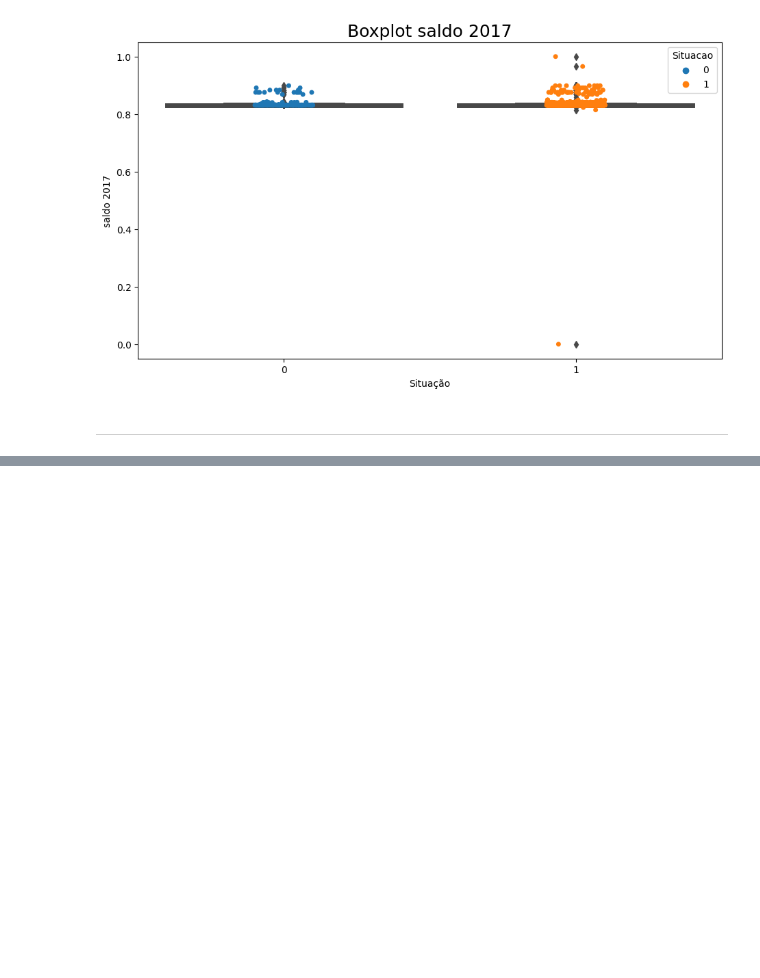
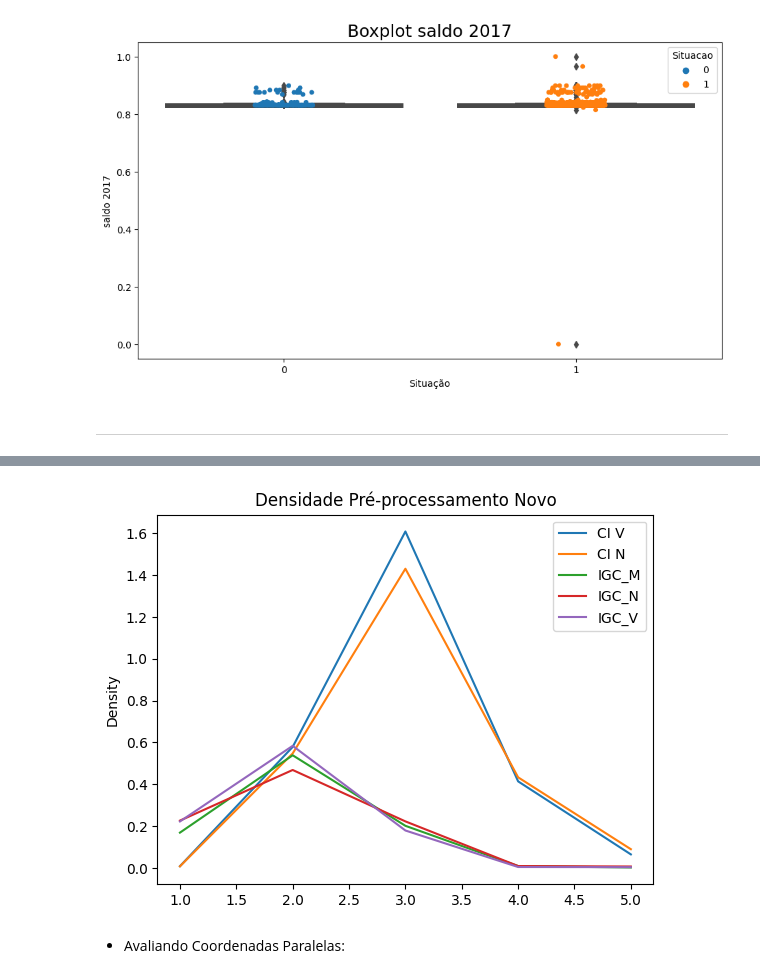
Before and after one commit to MrMilhas/Trabalho_Mineracao_Dados, a Jupyter notebook: src/trabalho_3/analysis.ipynb, the cells around one changed output, grey strips where cells are left out. Saved outputs shown, nothing was run; the diff lists cells and outputs as text; code cells hidden in the pictures; blank space fills up the shorter version.

```diff
--- a/src/trabalho_3/analysis.ipynb
+++ b/src/trabalho_3/analysis.ipynb
@@ -188,0 +204,8 @@ plt.show()
+# %%
+df_new[['CI V', 'CI N', 'IGC_M', 'IGC_N', 'IGC_V']].plot.kde(ind=[1, 2, 3, 4, 5])
+plt.title('Densidade Pré-processamento Novo')
+plt.savefig('./graphs/gaussian_new.png')
+# %% [output]
+[figure, added]
+# %% [markdown]
+* Avaliando Coordenadas Paralelas:
```
Also changed, not shown: parts of 8 cells of this notebook, 12 other files.
